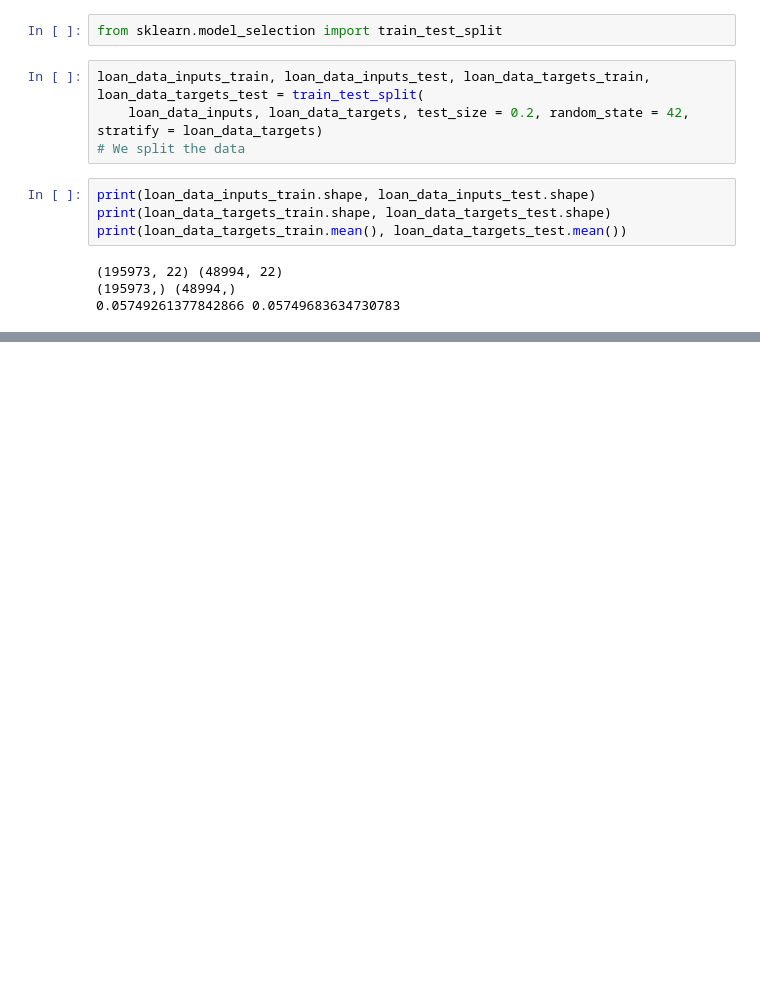
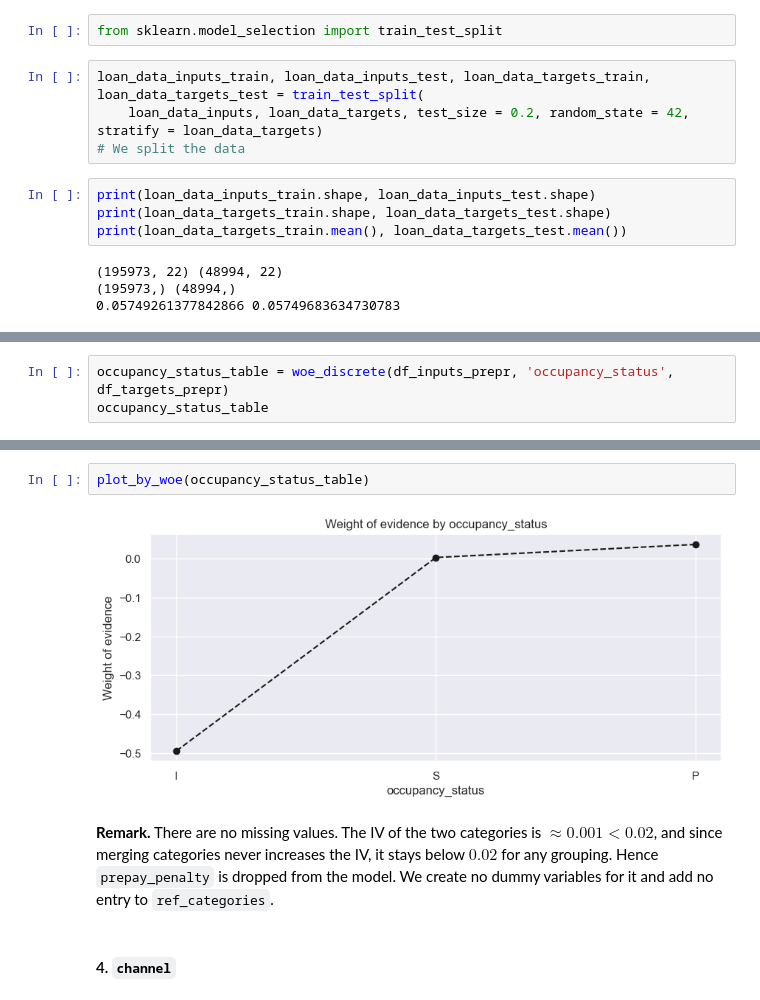
Before and after one commit to keramidasvasilis/credit-risk-el, a Jupyter notebook: notebooks/02_pd_model.ipynb, the cells around one changed output, grey strips where cells are left out. Saved outputs shown, nothing was run; the diff lists cells and outputs as text; blank space fills up the shorter version.

```diff
--- a/notebooks/02_pd_model.ipynb
+++ b/notebooks/02_pd_model.ipynb
@@ -101,0 +287,3 @@ print(loan_data_targets_train.mean(), loan_data_targets_test.mean())
+# %%
+occupancy_status_table = woe_discrete(df_inputs_prepr, 'occupancy_status', df_targets_prepr)
+occupancy_status_table
@@ -101,0 +295,8 @@ print(loan_data_targets_train.mean(), loan_data_targets_test.mean())
+# %%
+plot_by_woe(occupancy_status_table)
+# %% [output]
+[figure, added]
+# %% [markdown]
+**Remark.** There are no missing values. The IV of the two categories is $\approx 0.001 < 0.02$, and since merging categories never increases the IV, it stays below $0.02$ for any grouping. Hence `prepay_penalty` is dropped from the model. We create no dummy variables for it and add no entry to `ref_categories`.
+# %% [markdown]
+#### 4. `channel`
```
Also changed, not shown: parts of 56 cells of this notebook.
